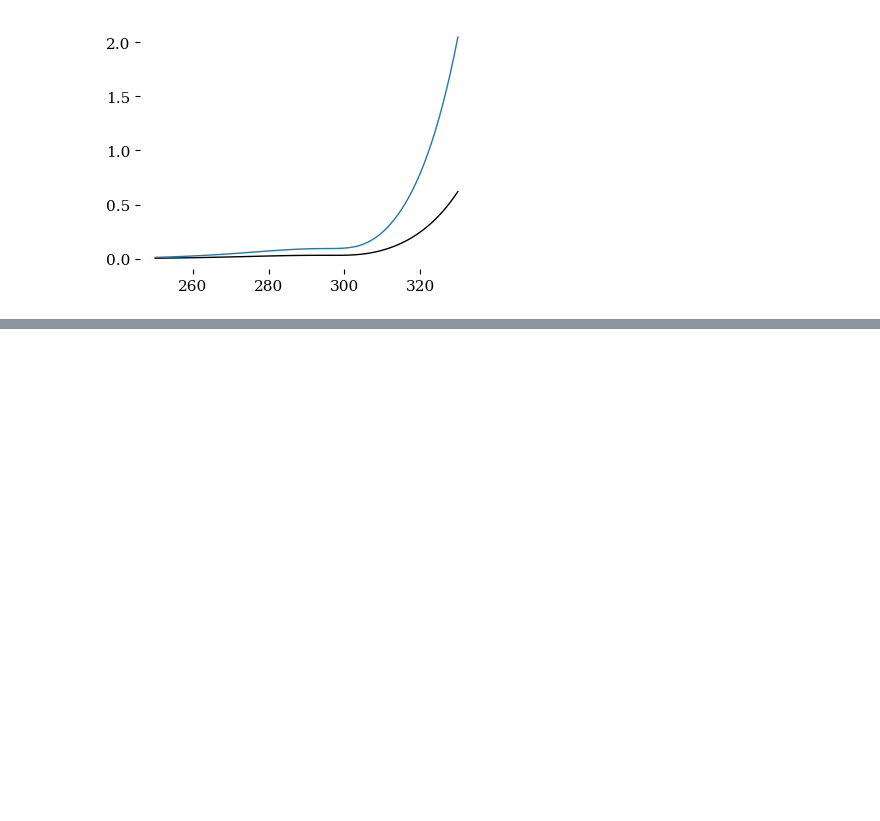
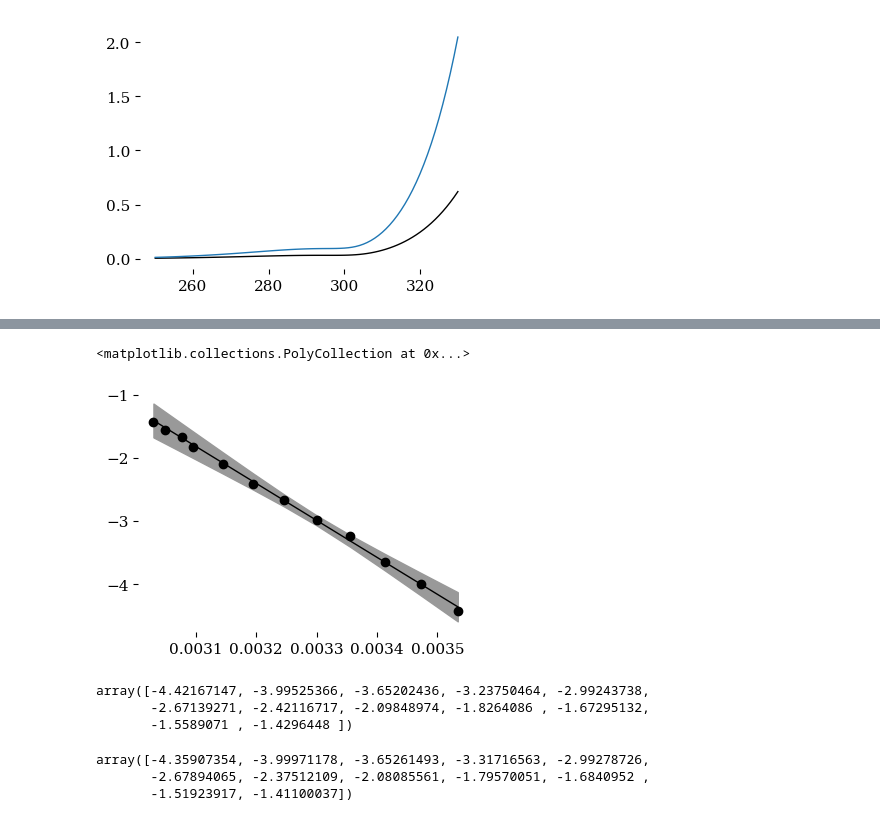
Before and after one commit to blinkletter/StealThisCode, a Jupyter notebook: 5_Erying/5_Erying_Plots_3_NoLever.ipynb, the cells around one changed output, grey strips where cells are left out. Cells and saved outputs as stored; diff of their text form; code cells hidden in the pictures; blank space fills up the shorter version.

```diff
--- a/5_Erying/5_Erying_Plots_3_NoLever.ipynb
+++ b/5_Erying/5_Erying_Plots_3_NoLever.ipynb
@@ -498,0 +568,22 @@ True
+# %%
+dely = result.eval_uncertainty(x=x)
+plt.plot(x, y, "o")
+plt.plot(x, result.best_fit, "k-")
+#plt.fill_between(x, result.best_fit-3*dely, result.best_fit+3*dely, color='#DDDDDD')
+plt.fill_between(x, result.best_fit-2*dely, result.best_fit+2*dely, color='#BBBBBB')
+plt.fill_between(x, result.best_fit-10*dely, result.best_fit+10*dely, color='#999999')
+# %% [output]
+<matplotlib.collections.PolyCollection at 0x...>
+[figure, added]
+# %%
+y
+# %% [output]
+array([-4.42167147, -3.99525366, -3.65202436, -3.23750464, -2.99243738,
+       -2.67139271, -2.42116717, -2.09848974, -1.8264086 , -1.67295132,
+       -1.5589071 , -1.4296448 ])
+# %%
+result.best_fit
+# %% [output]
+array([-4.35907354, -3.99971178, -3.65261493, -3.31716563, -2.99278726,
+       -2.67894065, -2.37512109, -2.08085561, -1.79570051, -1.6840952 ,
+       -1.51923917, -1.41100037])
```
Also changed, not shown: parts of 7 cells of this notebook, 15 other files.
